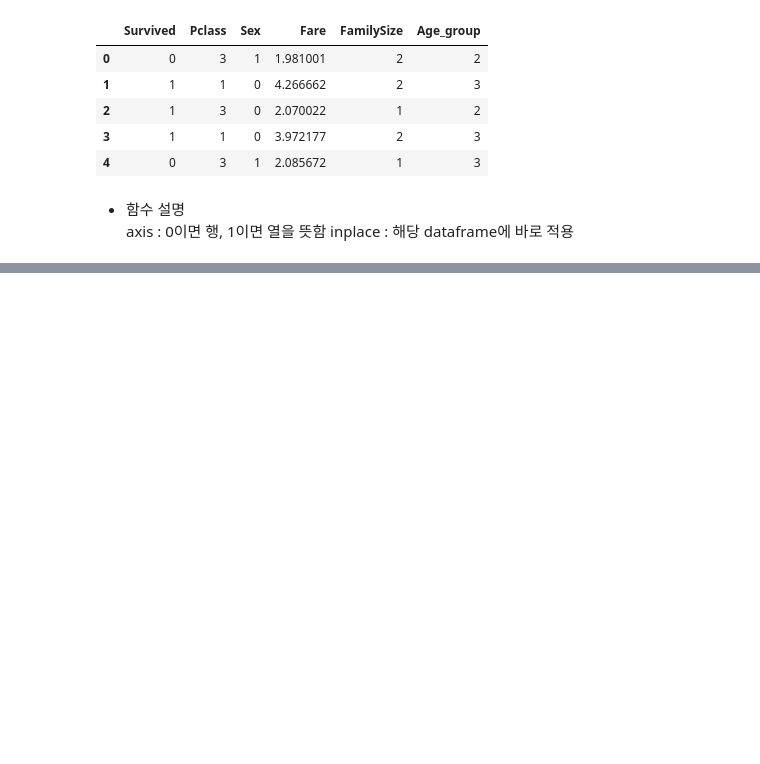
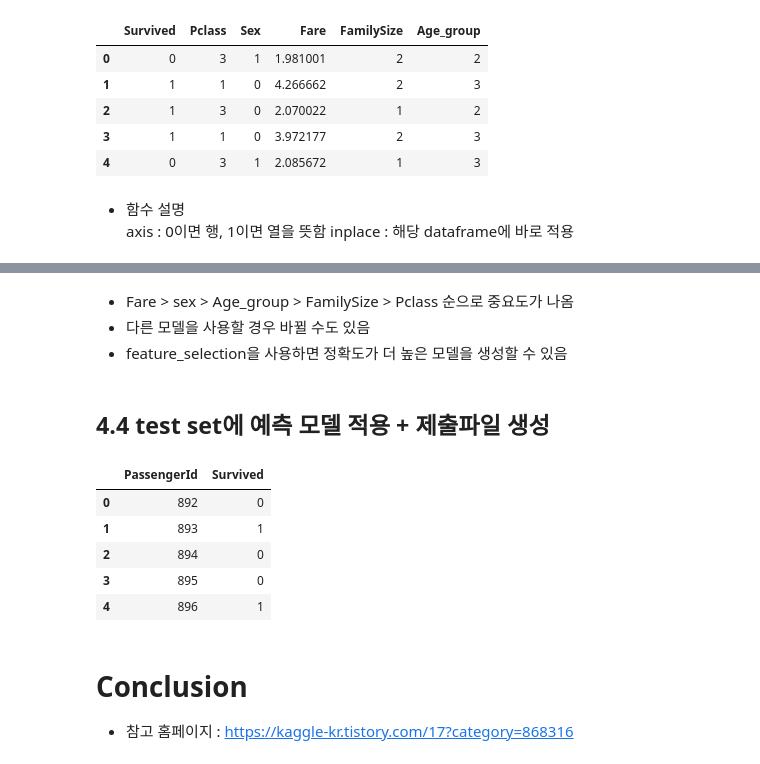
Before and after one commit to Jay-Jun123/Kaggle, a Jupyter notebook: Titanic/copycode_and_change.ipynb, the cells around one changed output, grey strips where cells are left out. Saved outputs shown, nothing was run; the diff lists cells and outputs as text; code cells hidden in the pictures; blank space fills up the shorter version.

Commit message:
Titanic copy finial

```diff
--- a/Titanic/copycode.ipynb
+++ b/Titanic/copycode_and_change.ipynb
@@ -877,0 +956,16 @@ inplace : 해당 dataframe에 바로 적용
+# %% [markdown]
+- Fare > sex > Age_group > FamilySize > Pclass 순으로 중요도가 나옴
+- 다른 모델을 사용할 경우 바뀔 수도 있음
+- feature_selection을 사용하면 정확도가 더 높은 모델을 생성할 수 있음
+# %% [markdown]
+## 4.4 test set에 예측 모델 적용 + 제출파일 생성
+# %%
+submission = pd.read_csv('E:/github/Kaggle/Titanic/data/gender_submission.csv')
+submission.head()
+# %% [output]
+|  | PassengerId | Survived |
+| 0 | 892 | 0 |
+| 1 | 893 | 1 |
+| 2 | 894 | 0 |
+| 3 | 895 | 0 |
+| 4 | 896 | 1 |
@@ -877,0 +977,3 @@ inplace : 해당 dataframe에 바로 적용
+# %% [markdown]
+# Conclusion
+- 참고 홈페이지 : https://kaggle-kr.tistory.com/17?category=868316
```
Also changed, not shown: parts of 19 cells of this notebook, 1 other file.
